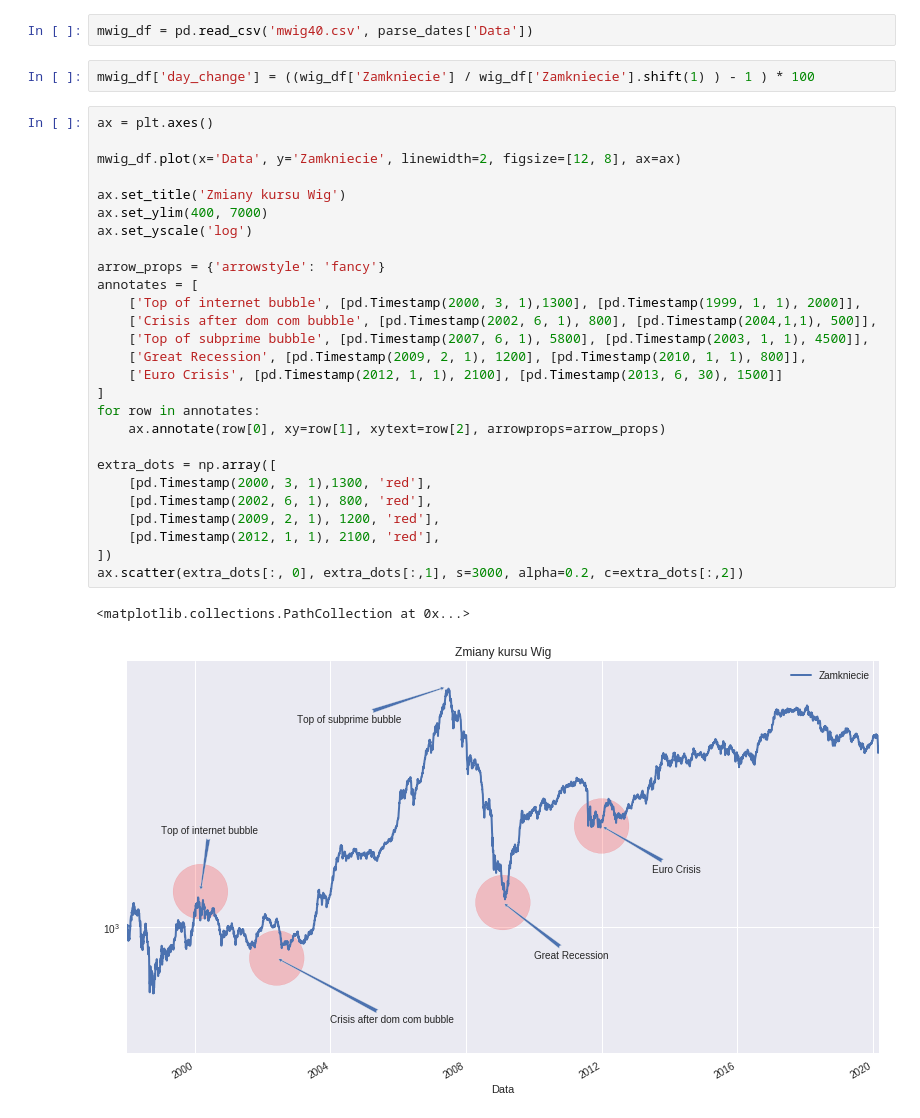
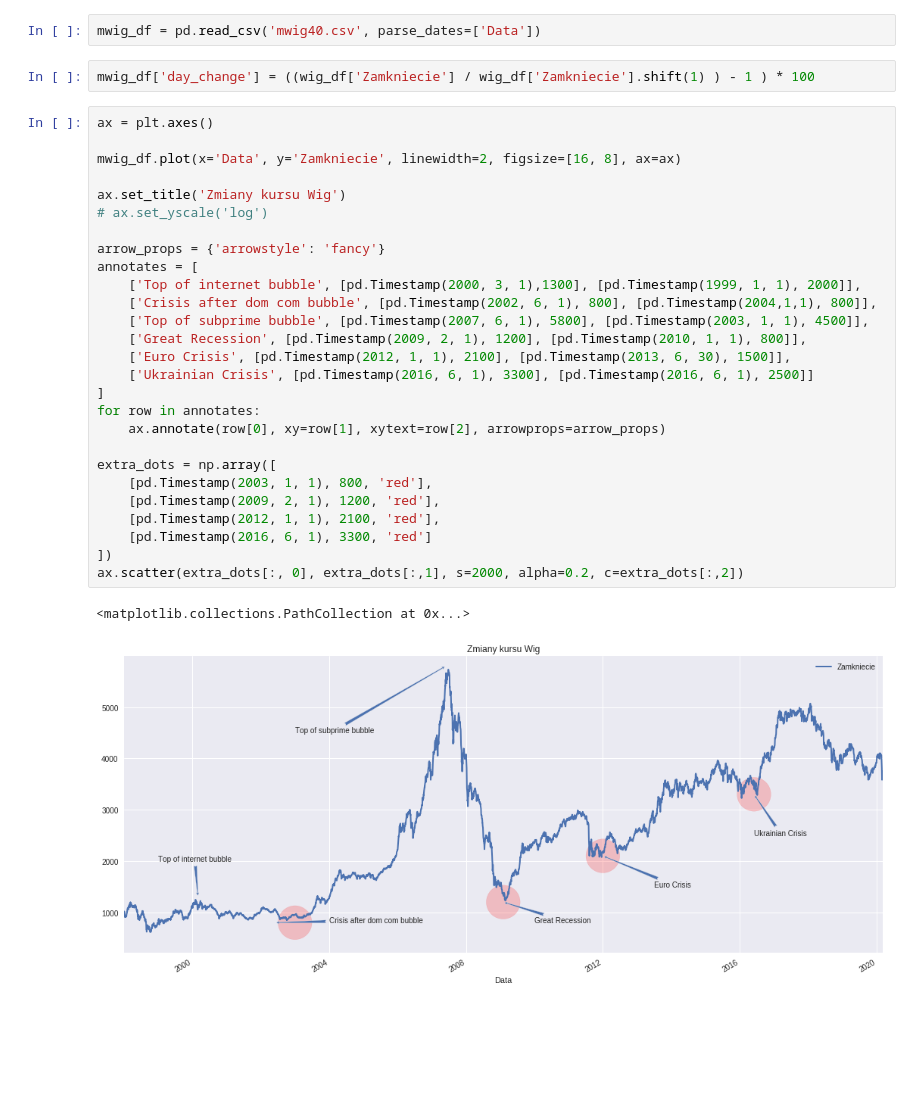
Before and after one commit to Bounty1993/stock-analysis, a Jupyter notebook: index_analysis.ipynb, the cells around one changed output. Drawn from its saved outputs; the diff is of its cells as text; blank space fills up the shorter version.

```diff
--- a/index_analysis.ipynb
+++ b/index_analysis.ipynb
@@ -5,39 +6,39 @@ import matplotlib.pyplot as plt
 
 plt.style.use('seaborn')
 # %%
-mwig_df = pd.read_csv('mwig40.csv', parse_dates['Data'])
+mwig_df = pd.read_csv('mwig40.csv', parse_dates=['Data'])
 # %%
 mwig_df['day_change'] = ((wig_df['Zamkniecie'] / wig_df['Zamkniecie'].shift(1) ) - 1 ) * 100
 # %%
 ax = plt.axes()
 
-mwig_df.plot(x='Data', y='Zamkniecie', linewidth=2, figsize=[12, 8], ax=ax)
+mwig_df.plot(x='Data', y='Zamkniecie', linewidth=2, figsize=[16, 8], ax=ax)
 
 ax.set_title('Zmiany kursu Wig')
-ax.set_ylim(400, 7000)
-ax.set_yscale('log')
+# ax.set_yscale('log')
 
 arrow_props = {'arrowstyle': 'fancy'}
 annotates = [
     ['Top of internet bubble', [pd.Timestamp(2000, 3, 1),1300], [pd.Timestamp(1999, 1, 1), 2000]],
-    ['Crisis after dom com bubble', [pd.Timestamp(2002, 6, 1), 800], [pd.Timestamp(2004,1,1), 500]],
+    ['Crisis after dom com bubble', [pd.Timestamp(2002, 6, 1), 800], [pd.Timestamp(2004,1,1), 800]],
     ['Top of subprime bubble', [pd.Timestamp(2007, 6, 1), 5800], [pd.Timestamp(2003, 1, 1), 4500]],
     ['Great Recession', [pd.Timestamp(2009, 2, 1), 1200], [pd.Timestamp(2010, 1, 1), 800]],
-    ['Euro Crisis', [pd.Timestamp(2012, 1, 1), 2100], [pd.Timestamp(2013, 6, 30), 1500]]
+    ['Euro Crisis', [pd.Timestamp(2012, 1, 1), 2100], [pd.Timestamp(2013, 6, 30), 1500]],
+    ['Ukrainian Crisis', [pd.Timestamp(2016, 6, 1), 3300], [pd.Timestamp(2016, 6, 1), 2500]]
 ]
 for row in annotates:
     ax.annotate(row[0], xy=row[1], xytext=row[2], arrowprops=arrow_props)
 
 extra_dots = np.array([
-    [pd.Timestamp(2000, 3, 1),1300, 'red'],
-    [pd.Timestamp(2002, 6, 1), 800, 'red'],
+    [pd.Timestamp(2003, 1, 1), 800, 'red'],
     [pd.Timestamp(2009, 2, 1), 1200, 'red'],
     [pd.Timestamp(2012, 1, 1), 2100, 'red'],
+    [pd.Timestamp(2016, 6, 1), 3300, 'red']
 ])
-ax.scatter(extra_dots[:, 0], extra_dots[:,1], s=3000, alpha=0.2, c=extra_dots[:,2])
+ax.scatter(extra_dots[:, 0], extra_dots[:,1], s=2000, alpha=0.2, c=extra_dots[:,2])
 # %% [output]
 <matplotlib.collections.PathCollection at 0x...>
-[figure, old version]
+[figure, new version]
 # %%
 mediana = mwig_df['day_change'].median()
 maximum = mwig_df['day_change'].max()
```
Also changed, not shown: parts of 12 cells of this notebook.
